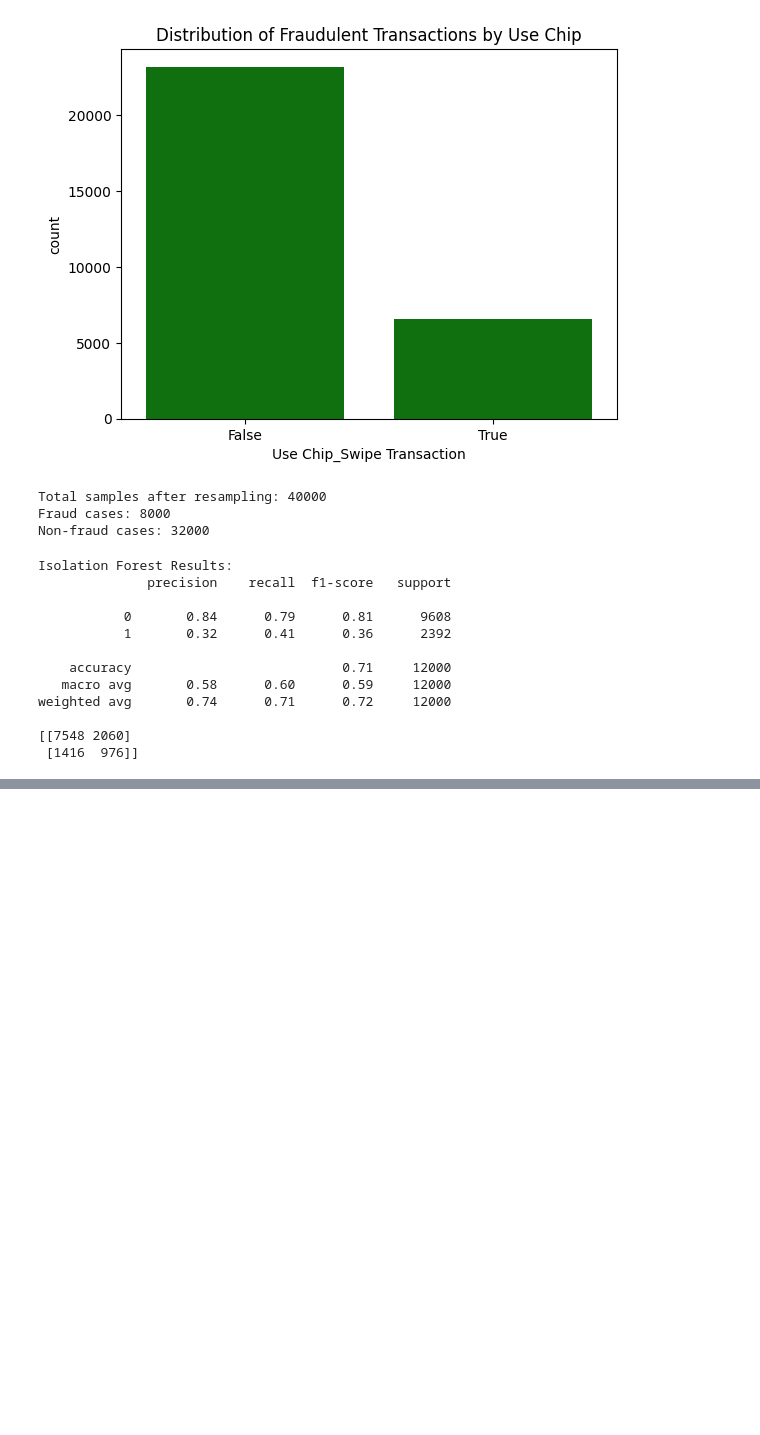
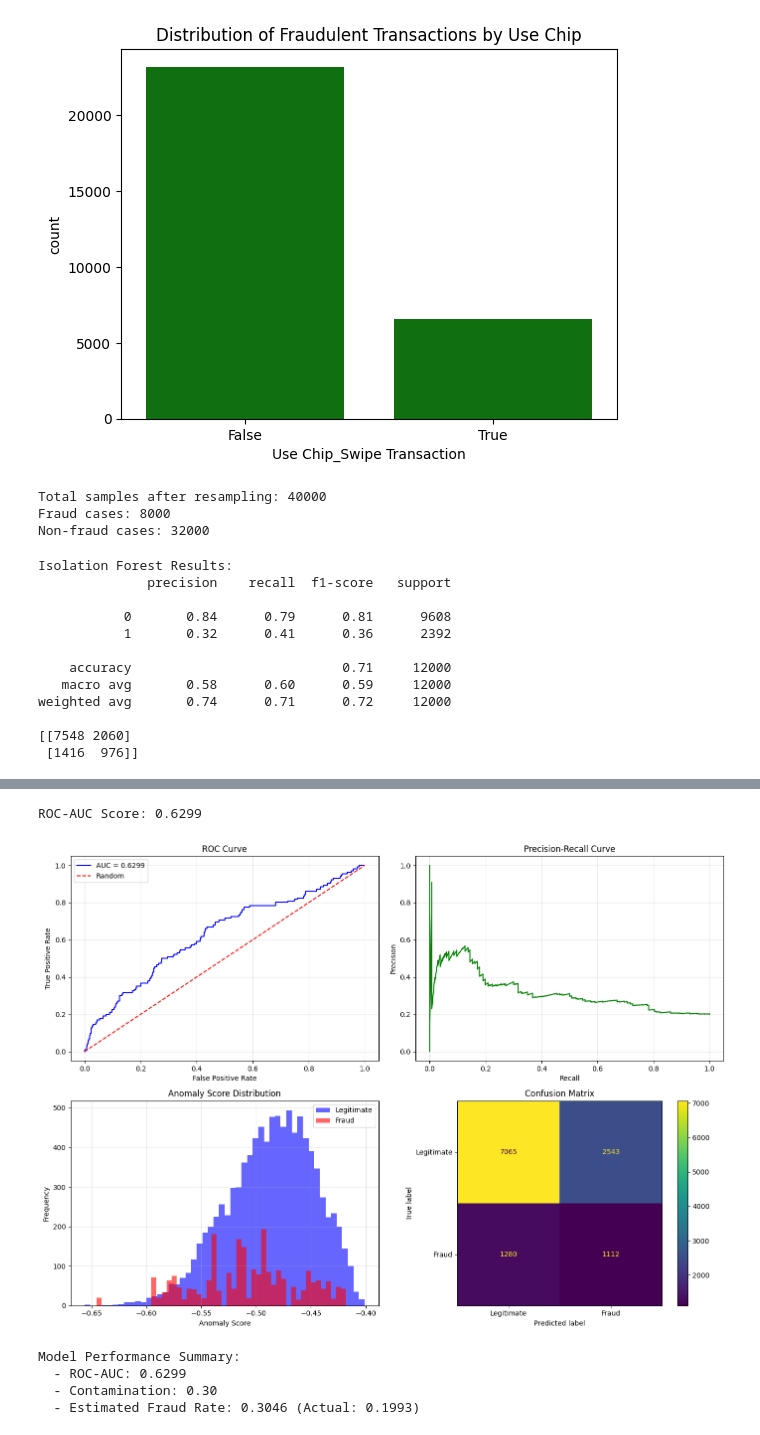
Before and after one commit to Rodney864/DataProjects, a Jupyter notebook: FinancialData.ipynb/FinancialData.ipynb, the cells around one changed output, grey strips where cells are left out. Drawn from its saved outputs; the diff is of its cells as text; code cells hidden in the pictures; blank space fills up the shorter version.

```diff
--- a/FinancialData.ipynb/FinancialData.ipynb
+++ b/FinancialData.ipynb/FinancialData.ipynb
@@ -314,0 +441,65 @@ weighted avg       0.74      0.71      0.72     12000
+# %%
+# Advanced Analysis with Anomaly Scores
+from sklearn.metrics import roc_auc_score, roc_curve, precision_recall_curve
+import matplotlib.pyplot as plt
+
+# Get anomaly scores (lower scores = more anomalous)
+train_anomaly_scores = best_iso_forest.score_samples(X_train_iso_scaled)
+test_anomaly_scores = best_iso_forest.score_samples(X_test_iso_scaled)
+
+# Calculate ROC-AUC (convert anomaly scores so higher = more anomalous)
+y_scores = -test_anomaly_scores
+auc_score = roc_auc_score(y_test, y_scores)
+print(f"ROC-AUC Score: {auc_score:.4f}\n")
+
+# Create visualizations
+fig, axes = plt.subplots(2, 2, figsize=(14, 10))
+
+# Plot 1: ROC Curve
+fpr, tpr, _ = roc_curve(y_test, y_scores)
+axes[0, 0].plot(fpr, tpr, 'b-', label=f'AUC = {auc_score:.4f}')
+axes[0, 0].plot([0, 1], [0, 1], 'r--', label='Random')
+axes[0, 0].set_xlabel('False Positive Rate')
+axes[0, 0].set_ylabel('True Positive Rate')
+axes[0, 0].set_title('ROC Curve')
+axes[0, 0].legend()
+axes[0, 0].grid(True, alpha=0.3)
+
+# Plot 2: Precision-Recall Curve
+precision, recall, _ = precision_recall_curve(y_test, y_scores)
+axes[0, 1].plot(recall, precision, 'g-')
+axes[0, 1].set_xlabel('Recall')
+axes[0, 1].set_ylabel('Precision')
+axes[0, 1].set_title('Precision-Recall Curve')
+axes[0, 1].grid(True, alpha=0.3)
+
+# Plot 3: Anomaly Score Distribution
+axes[1, 0].hist(test_anomaly_scores[y_test == 0], bins=50, alpha=0.6, label='Legitimate', color='blue')
+axes[1, 0].hist(test_anomaly_scores[y_test == 1], bins=50, alpha=0.6, label='Fraud', color='red')
+axes[1, 0].set_xlabel('Anomaly Score')
+axes[1, 0].set_ylabel('Frequency')
+axes[1, 0].set_title('Anomaly Score Distribution')
+axes[1, 0].legend()
+axes[1, 0].grid(True, alpha=0.3)
+
+# Plot 4: Confusion Matrix Heatmap
+from sklearn.metrics import ConfusionMatrixDisplay
+cm = confusion_matrix(y_test, y_pred_iso_binary)
+disp = ConfusionMatrixDisplay(cm, display_labels=['Legitimate', 'Fraud'])
+disp.plot(ax=axes[1, 1])
+axes[1, 1].set_title('Confusion Matrix')
+
+plt.tight_layout()
+plt.show()
+
+print(f"\nModel Performance Summary:")
+print(f"  - ROC-AUC: {auc_score:.4f}")
+print(f"  - Contamination: {best_result['contamination']:.2f}")
+print(f"  - Estimated Fraud Rate: {y_pred_iso_binary.mean():.4f} (Actual: {y_test.mean():.4f})")
+# %% [output]
+ROC-AUC Score: 0.6299
+[figure, added]
+Model Performance Summary:
+  - ROC-AUC: 0.6299
+  - Contamination: 0.30
+  - Estimated Fraud Rate: 0.3046 (Actual: 0.1993)
```
Also changed, not shown: parts of 3 cells of this notebook, 5 other files.
